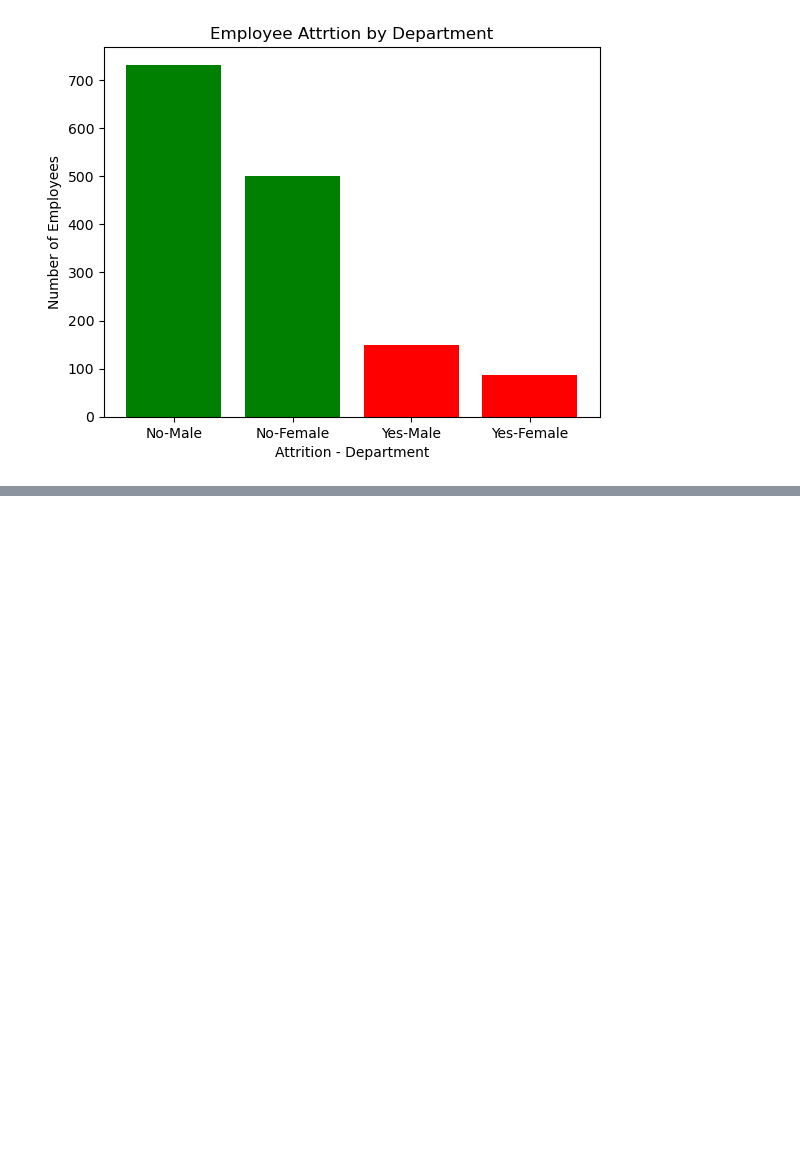
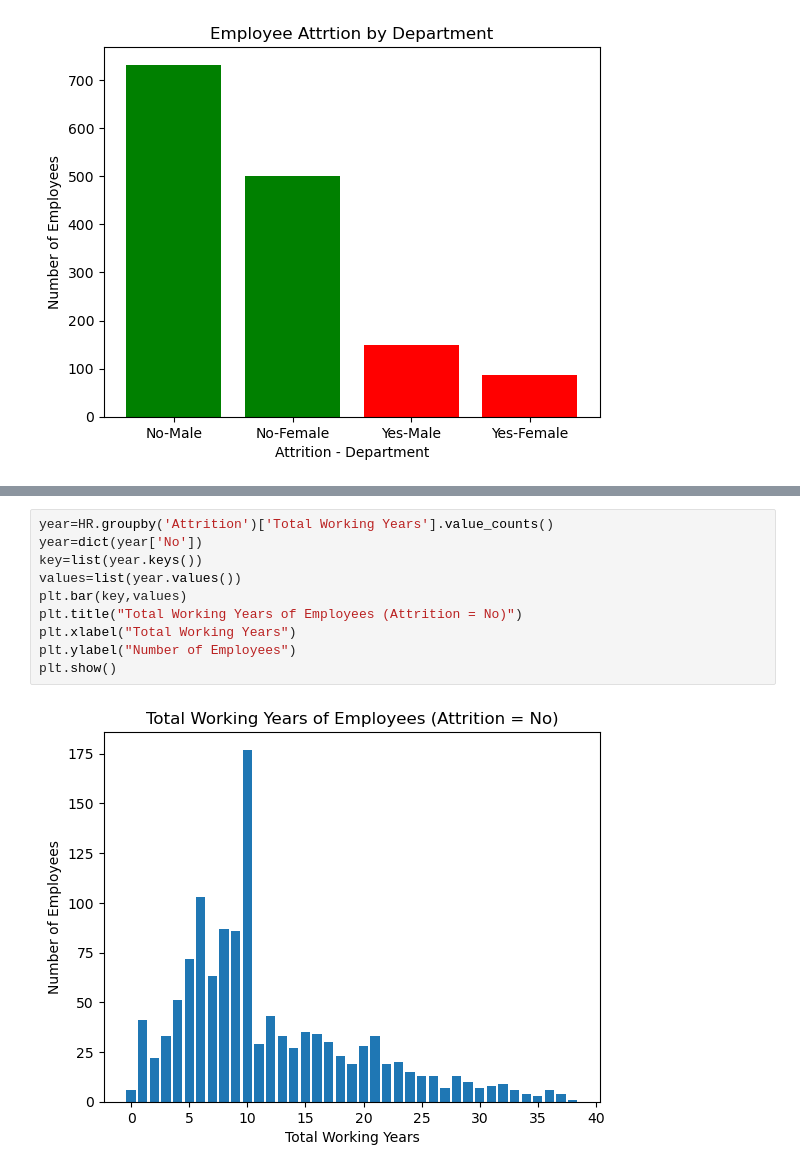
Before and after one commit to rajeshgowda116/Machine-Learning, a Jupyter notebook: projects/HR Data Analysis/HR_Data.ipynb, the cells around one changed output, grey strips where cells are left out. Cells and saved outputs as stored; diff of their text form; blank space fills up the shorter version.

```diff
--- a/projects/HR Data Analysis/HR_Data.ipynb
+++ b/projects/HR Data Analysis/HR_Data.ipynb
@@ -132,0 +139,12 @@ plt.show()
+# %%
+year=HR.groupby('Attrition')['Total Working Years'].value_counts()
+year=dict(year['No'])
+key=list(year.keys())
+values=list(year.values())
+plt.bar(key,values)
+plt.title("Total Working Years of Employees (Attrition = No)")
+plt.xlabel("Total Working Years")
+plt.ylabel("Number of Employees")
+plt.show()
+# %% [output]
+[figure, added]
```
Also changed, not shown: parts of 3 cells of this notebook.
